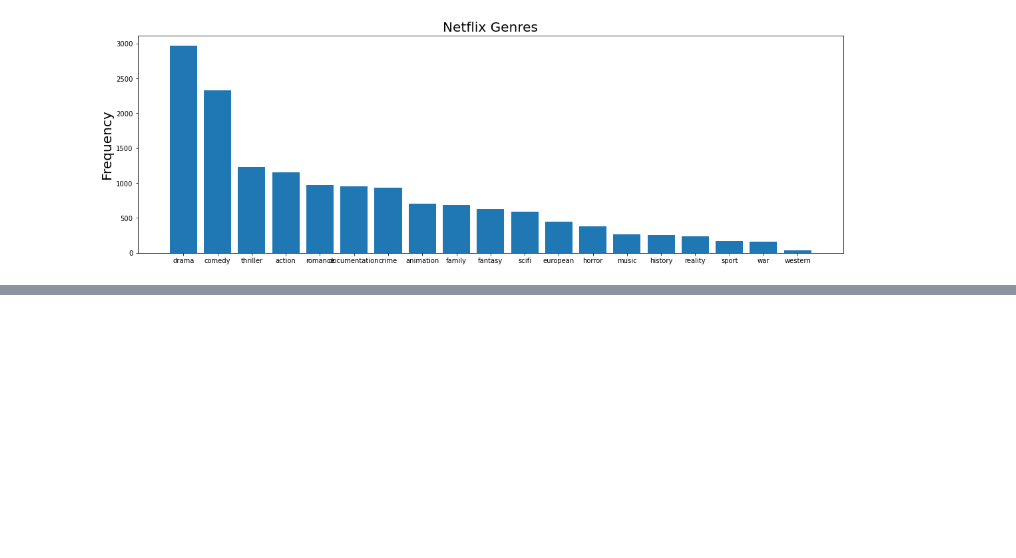
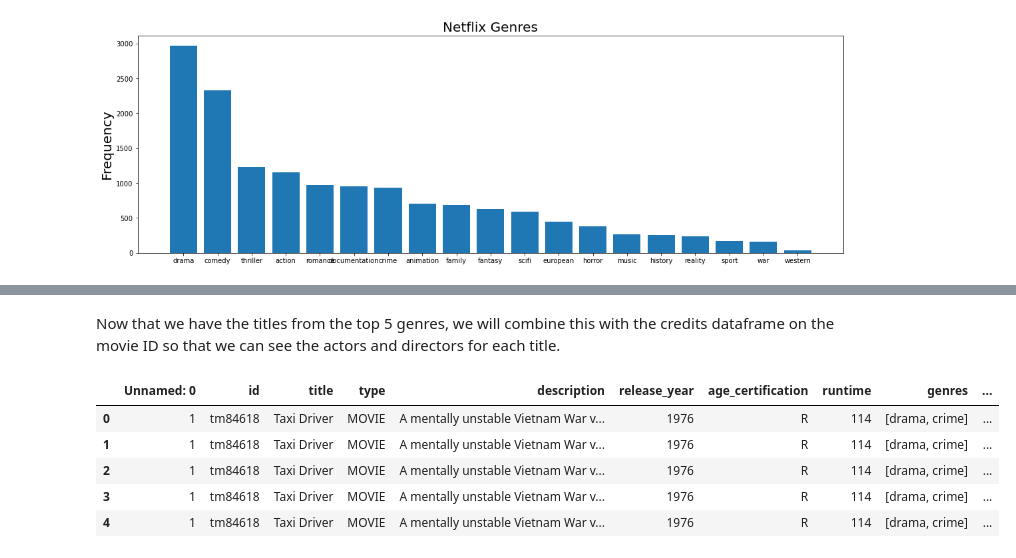
Before and after one commit to jhjrhee/netflix-sentiment-analysis, a Jupyter notebook: data_cleaning.ipynb, the cells around one changed output, grey strips where cells are left out. Saved outputs shown, nothing was run; the diff lists cells and outputs as text; code cells hidden in the pictures; blank space fills up the shorter version.

```diff
--- a/data_cleaning.ipynb
+++ b/data_cleaning.ipynb
@@ -143,0 +159,12 @@ Text(0.5, 1.0, 'Netflix Genres')
+# %% [markdown]
+Now that we have the titles from the top 5 genres, we will combine this with the credits dataframe on the movie ID so that we can see the actors and directors for each title.
+# %%
+titles_and_credits = pd.merge(titles_top_genres, credits, on = 'id')
+titles_and_credits.head()
+# %% [output]
+|  | Unnamed: 0 | id | title | type | description | release_year | age_certification | runtime | genres | ... |
+| 0 | 1 | tm84618 | Taxi Driver | MOVIE | A mentally unstable Vietnam War v... | 1976 | R | 114 | [drama, crime] | ... |
+| 1 | 1 | tm84618 | Taxi Driver | MOVIE | A mentally unstable Vietnam War v... | 1976 | R | 114 | [drama, crime] | ... |
+| 2 | 1 | tm84618 | Taxi Driver | MOVIE | A mentally unstable Vietnam War v... | 1976 | R | 114 | [drama, crime] | ... |
+| 3 | 1 | tm84618 | Taxi Driver | MOVIE | A mentally unstable Vietnam War v... | 1976 | R | 114 | [drama, crime] | ... |
+| 4 | 1 | tm84618 | Taxi Driver | MOVIE | A mentally unstable Vietnam War v... | 1976 | R | 114 | [drama, crime] | ... |
```
Also changed, not shown: parts of 4 cells of this notebook, 1 other file.
